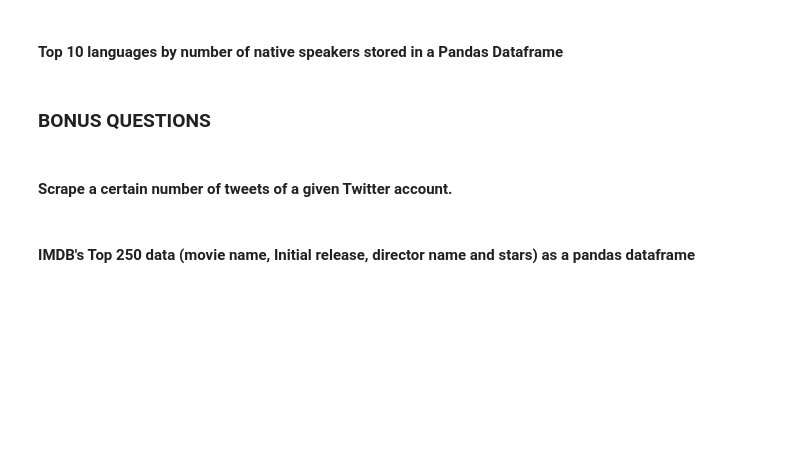
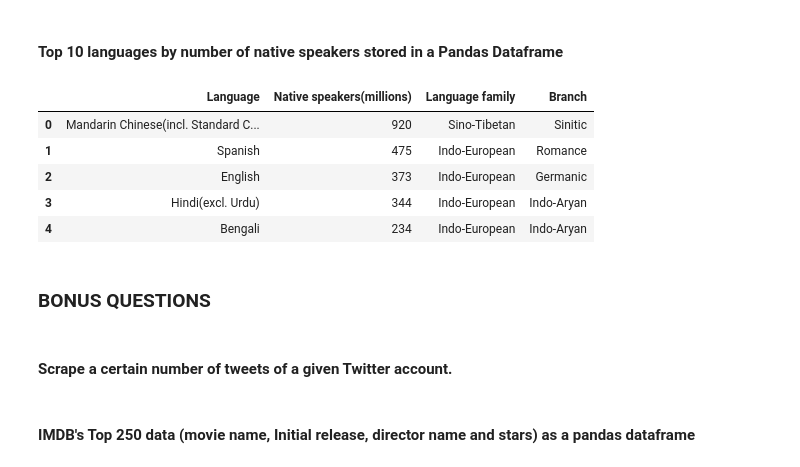
Before and after one commit to Ironhack-Data-Madrid-Enero-2023/4.2-lab_web_scraping, a Jupyter notebook: your-code/main.ipynb, the cells around one changed output. Cells and saved outputs as stored; diff of their text form; code cells hidden in the pictures; blank space fills up the shorter version.

```diff
--- a/your-code/main.ipynb
+++ b/your-code/main.ipynb
@@ -258,0 +302,6 @@ url = 'https://www.wikipedia.org/'
+# %%
+#your code
+l = []
+for i in soup.find_all('strong'):
+    l.append(i.text.strip())
+l
@@ -261,3 +323,5 @@ url = 'https://www.wikipedia.org/'
 # %%
 # This is the url you will scrape in this exercise
 url = 'https://data.gov.uk/'
+html = req.get(url).text
+soup = bs(html,'html.parser')
@@ -265,0 +328,4 @@ url = 'https://data.gov.uk/'
+# %%
+#your code
+for i in soup.find_all('a', class_ = 'govuk-link'):
+    print(i.text.strip())
@@ -268,3 +353,5 @@ url = 'https://data.gov.uk/'
 # %%
 # This is the url you will scrape in this exercise
 url = 'https://en.wikipedia.org/wiki/List_of_languages_by_number_of_native_speakers'
+html = req.get(url).text
+soup = bs(html,'html.parser')
@@ -273,3 +358,28 @@ url = 'https://en.wikipedia.org/wiki/List_of_languages_by_number_of_native_speak
+# %%
+x = soup.find_all('table')[0]
+x = x.find('tbody')
+row = []
+rows = []
+for i in x.find_all('tr'):
+    row = []
+
+    for j in i.find_all('td'):
+        row.append(j.text.strip())
+    rows.append(row)
+
+cols = []
+for i in x.find_all('tr')[0].find_all('th'):
+    cols.append(i.text.strip())
+
+y = pd.DataFrame(rows[1:], columns=cols)
+y.head()
+# %% [output]
+|  | Language | Native speakers(millions) | Language family | Branch |
+| 0 | Mandarin Chinese(incl. Standard C... | 920 | Sino-Tibetan | Sinitic |
+| 1 | Spanish | 475 | Indo-European | Romance |
+| 2 | English | 373 | Indo-European | Germanic |
+| 3 | Hindi(excl. Urdu) | 344 | Indo-European | Indo-Aryan |
+| 4 | Bengali | 234 | Indo-European | Indo-Aryan |
 # %% [markdown]
 ### BONUS QUESTIONS
 # %% [markdown]
```
Also changed, not shown: parts of 19 cells of this notebook.
